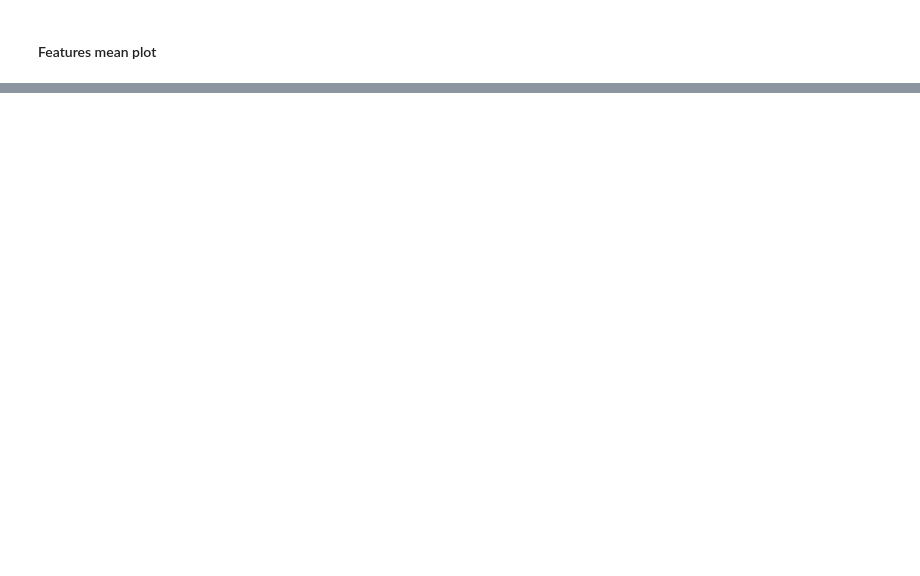
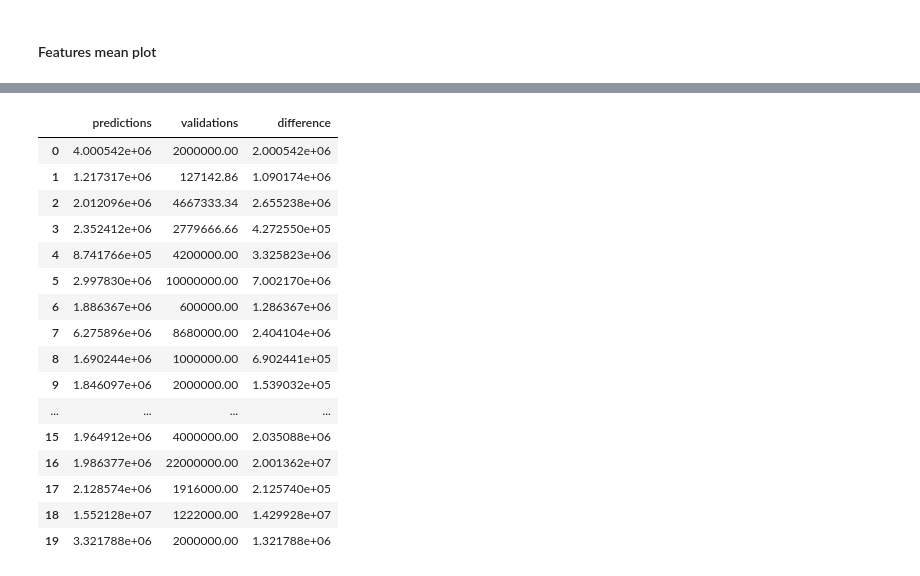
Before and after one commit to msahamed/santadar_price_prediction, a Jupyter notebook: src/price_prediction.ipynb, the cells around one changed output, grey strips where cells are left out. Drawn from its saved outputs; the diff is of its cells as text; code cells hidden in the pictures; blank space fills up the shorter version.

Commit message:
Made first model

```diff
--- a/src/price_prediction.ipynb
+++ b/src/price_prediction.ipynb
@@ -149,0 +205,27 @@ plt.show()
+# %%
+ytrain = np.log1p(target.values)
+xtrain, xval, ytrain, yval = train_test_split(dftrain, ytrain, test_size = 0.2, random_state = 2018)
+# %%
+params = {
+        "objective" : "regression",
+        "metric" : "rmse",
+        "num_leaves" : 30,
+        "learning_rate" : 0.005,
+        "max_depth" : 5,
+        "bagging_fraction" : 0.6,
+        "feature_fraction" : 0.6,
+        "bagging_frequency" : 6,
+        "bagging_seed" : 42,
+        "verbosity" : -1,
+        "seed": 42
+    }
+
+lgtrain = lgb.Dataset(xtrain, label = ytrain)
+lgval = lgb.Dataset(xval, label = yval)
+evals_result = {}
+
+model = lgb.train(params, lgtrain, 8000,
+                  valid_sets=[lgtrain, lgval],
+                  early_stopping_rounds = 100,
+                  verbose_eval = 150,
+                  evals_result=evals_result)
@@ -149,0 +250,27 @@ plt.show()
+# %%
+predy = np.expm1(model.predict(xval, num_iteration=model.best_iteration))
+# %%
+length = 20
+pd.DataFrame(np.column_stack(
+                        [predy[0:length],
+                         np.expm1(yval[0:length]),
+                         np.absolute(predy[0:length] - np.expm1(yval[0:length]))]),
+             columns = ['predictions', 'validations', 'difference'])
+# %% [output]
+|  | predictions | validations | difference |
+| 0 | 4.000542e+06 | 2000000.00 | 2.000542e+06 |
+| 1 | 1.217317e+06 | 127142.86 | 1.090174e+06 |
+| 2 | 2.012096e+06 | 4667333.34 | 2.655238e+06 |
+| 3 | 2.352412e+06 | 2779666.66 | 4.272550e+05 |
+| 4 | 8.741766e+05 | 4200000.00 | 3.325823e+06 |
+| 5 | 2.997830e+06 | 10000000.00 | 7.002170e+06 |
+| 6 | 1.886367e+06 | 600000.00 | 1.286367e+06 |
+| 7 | 6.275896e+06 | 8680000.00 | 2.404104e+06 |
+| 8 | 1.690244e+06 | 1000000.00 | 6.902441e+05 |
+| 9 | 1.846097e+06 | 2000000.00 | 1.539032e+05 |
+| ... | ... | ... | ... |
+| 15 | 1.964912e+06 | 4000000.00 | 2.035088e+06 |
+| 16 | 1.986377e+06 | 22000000.00 | 2.001362e+07 |
+| 17 | 2.128574e+06 | 1916000.00 | 2.125740e+05 |
+| 18 | 1.552128e+07 | 1222000.00 | 1.429928e+07 |
+| 19 | 3.321788e+06 | 2000000.00 | 1.321788e+06 |
```
Also changed, not shown: parts of 32 cells of this notebook.
